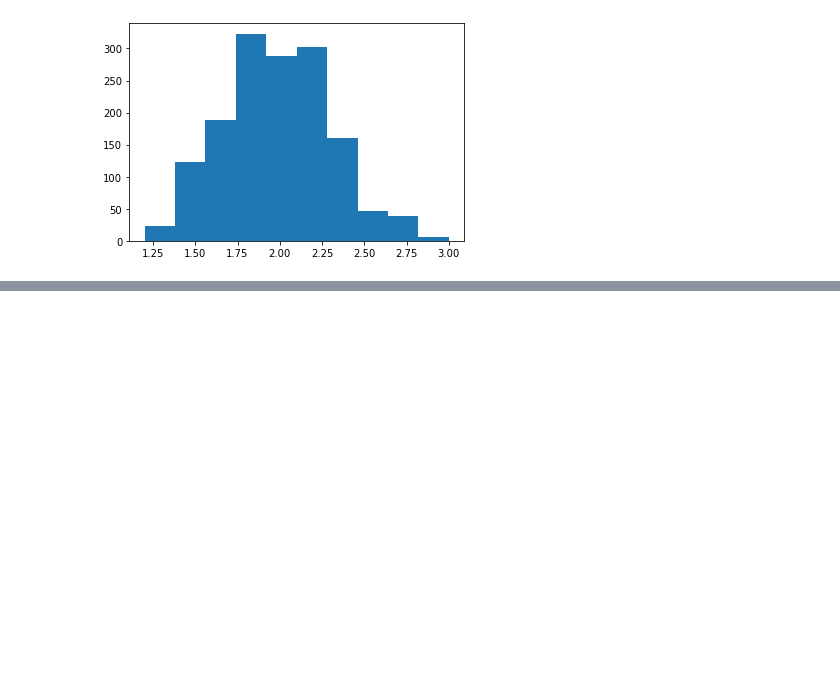
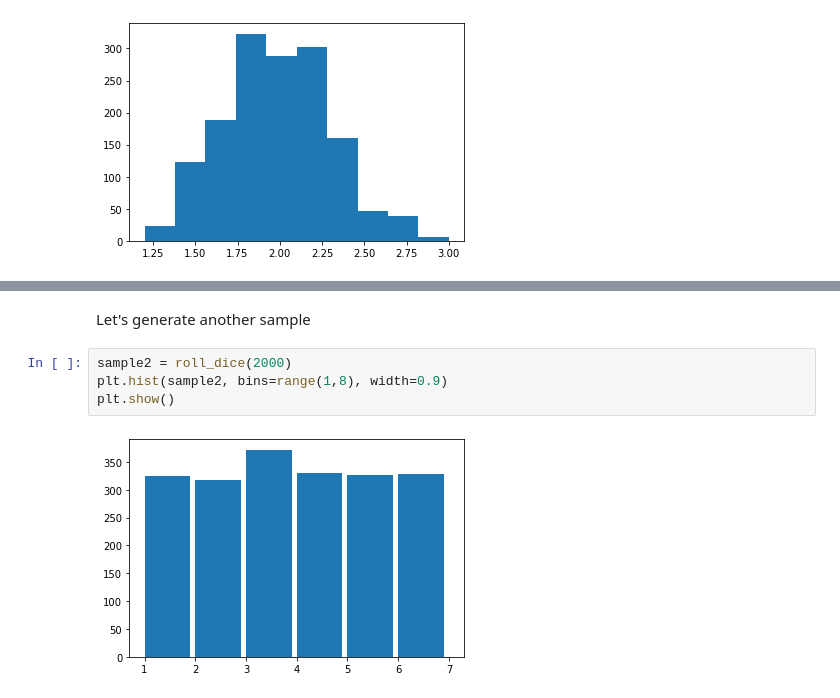
Before and after one commit to mandliya/ml, a Jupyter notebook: maths/Probability/Probability.ipynb, the cells around one changed output, grey strips where cells are left out. Cells and saved outputs as stored; diff of their text form; blank space fills up the shorter version.

```diff
--- a/maths/Probability/Probability.ipynb
+++ b/maths/Probability/Probability.ipynb
@@ -1488,0 +1507,8 @@ plt.show()
+# %% [markdown]
+Let's generate another sample
+# %%
+sample2 = roll_dice(2000)
+plt.hist(sample2, bins=range(1,8), width=0.9)
+plt.show()
+# %% [output]
+[figure, added]
```
Also changed, not shown: parts of 9 cells of this notebook, 3 other files.
